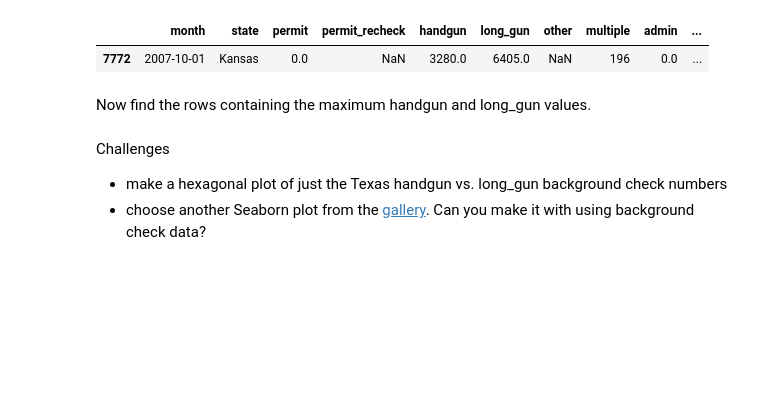
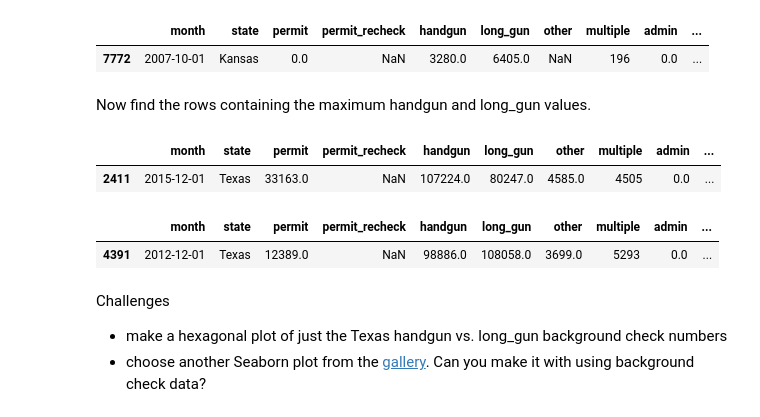
Before and after one commit to ed-biz23/data-sci-328, a Jupyter notebook: Lab 3 - groupby and more plots (empty).ipynb, the cells around one changed output. Drawn from its saved outputs; the diff is of its cells as text; code cells hidden in the pictures; blank space fills up the shorter version.

```diff
--- a/Lab 3 - groupby and more plots (empty).ipynb
+++ b/Lab 3 - groupby and more plots (empty).ipynb
@@ -289,7 +289,14 @@ guns.loc[guns["handgun"] == 3280]
 Now find the rows containing the maximum handgun and long_gun values.
 # %%
 guns.loc[guns['handgun'] == 107224]
-guns.loc[guns['long_gun'] == 107224]
+# %% [output]
+|  | month | state | permit | permit_recheck | handgun | long_gun | other | multiple | admin | ... |
+| 2411 | 2015-12-01 | Texas | 33163.0 | NaN | 107224.0 | 80247.0 | 4585.0 | 4505 | 0.0 | ... |
+# %%
+guns.loc[guns['long_gun'] == guns['long_gun'].max()]
+# %% [output]
+|  | month | state | permit | permit_recheck | handgun | long_gun | other | multiple | admin | ... |
+| 4391 | 2012-12-01 | Texas | 12389.0 | NaN | 98886.0 | 108058.0 | 3699.0 | 5293 | 0.0 | ... |
 # %% [markdown]
 Challenges
 
```
Also changed, not shown: 5 other files.
